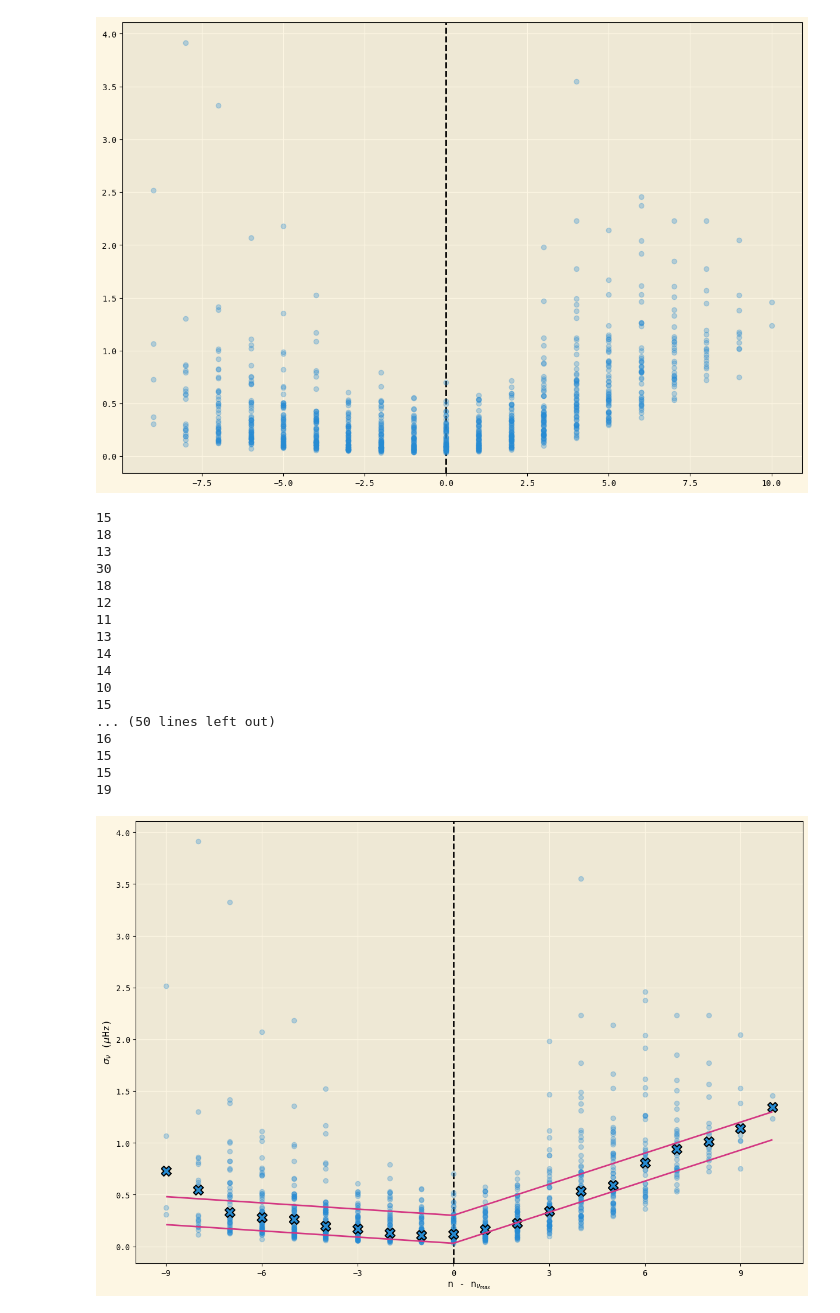
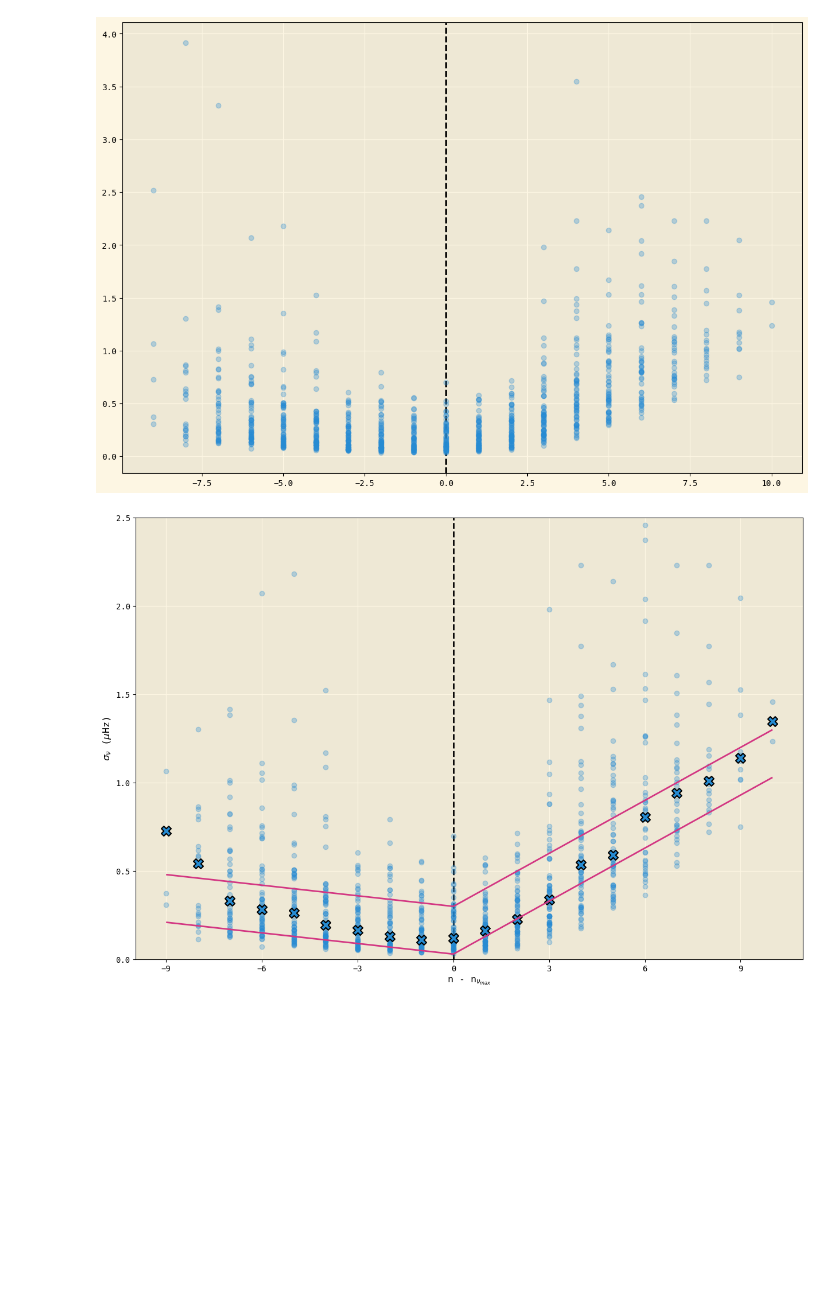
Before and after one commit to ojscutt/ultranest-pitchfork, a Jupyter notebook: legacy_uncs.ipynb, the cells around one changed output. Saved outputs shown, nothing was run; the diff lists cells and outputs as text; code cells hidden in the pictures; blank space fills up the shorter version.

```diff
--- a/legacy_uncs.ipynb
+++ b/legacy_uncs.ipynb
@@ -297,7 +297,6 @@ for KIC in KICs:
     star_freqs = star_freqs[star_freqs['l']==0]
     star_freqs = star_freqs[['n','e_Freq','E_Freq']]
 
-    print(len(star_freqs['n']))
 
     star_freqs['avg_e_Freq'] = (star_freqs['e_Freq'] + star_freqs['E_Freq'])/2
 
@@ -328,49 +327,34 @@ for n_diff in range(-9,11):
         except:
             pass
 
     med_freq_errors.append(np.median(freq_errors))
 
 plt.scatter(n_diffs, med_freq_errors, c=colors[0], s=150, marker='X', edgecolor='k', linewidth=1.5)
 
 pos_n_diffs = np.array([i for i in range(0,11)])
 
 nu_max_unc_min = 0.03
 nu_max_unc_max = 0.3
 
 neg_factor = 0.02
 pos_factor = 0.1
 
 plt.plot(pos_n_diffs, nu_max_unc_max+(pos_factor*abs(np.array(pos_n_diffs))), c=colors[6])
 plt.plot(pos_n_diffs, nu_max_unc_min+(pos_factor*abs(np.array(pos_n_diffs))), c=colors[6])
 
 
 
 neg_n_diffs = np.array([i for i in range(-9,1)])
 plt.plot(neg_n_diffs, nu_max_unc_max+(neg_factor*abs(np.array(neg_n_diffs))), c=colors[6])
 plt.plot(neg_n_diffs, nu_max_unc_min+(neg_factor*abs(np.array(neg_n_diffs))), c=colors[6])
 
 
 ax.set_ylabel(r'$\sigma_{\nu}$ ($\mu$Hz)')
 ax.set_xlabel(r'n - n$_{\nu_{max}}$')
 ax.xaxis.set_major_locator(MaxNLocator(integer=True))
+ax.set_ylim(ymin = 0, ymax=2.5)
 #ax.set_yscale('log')
-plt.show()
+fig.patch.set_alpha(0)
+plt.savefig()
 # %% [output]
-15
-18
-13
-30
-18
-12
-11
-13
-14
-14
-10
-15
-... (50 lines left out)
-16
-15
-15
-19
-[figure, old version]
+[figure, new version]
```
Also changed, not shown: 12 other files.
